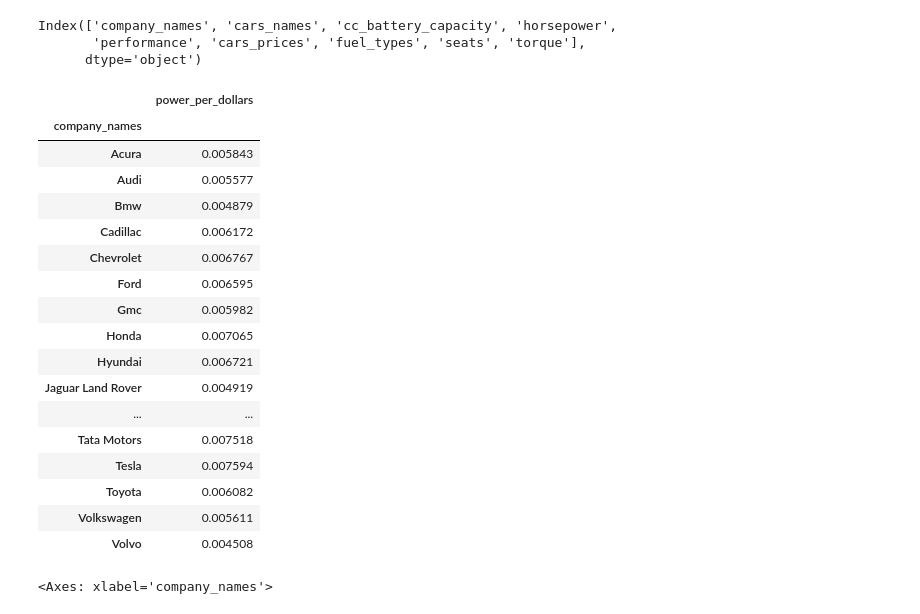
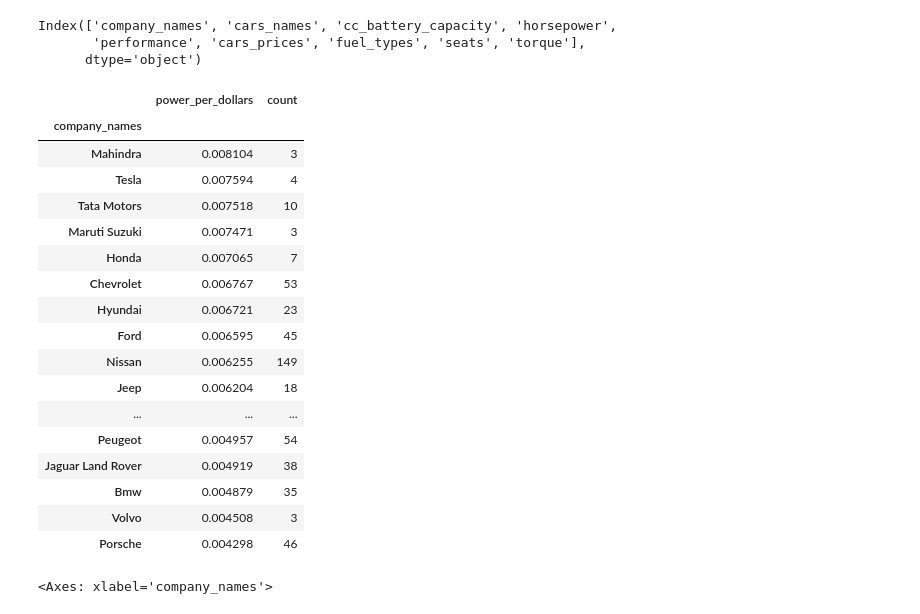
Before and after one commit to Wazard/GruppoX-Car-Analysis, a Jupyter notebook: car_analysis_mario.ipynb, the cells around one changed output. Saved outputs shown, nothing was run; the diff lists cells and outputs as text; code cells hidden in the pictures.

```diff
--- a/car_analysis_mario.ipynb
+++ b/car_analysis_mario.ipynb
@@ -726,37 +726,44 @@ Index(['company_names', 'cars_names', 'cc_battery_capacity', 'horsepower',
 clean_df["power_per_dollars"] = clean_df['horsepower'] / clean_df['cars_prices']
 clean_df["performance_per_dollars"] = clean_df['performance'] / clean_df['cars_prices']
 # %%
-power_per_dollars_per_company = (
-    clean_df
-        .groupby("company_names")["power_per_dollars"]
-        .mean()
-        .reset_index()                 # torna a tabella
-        .pivot_table(
+power_per_dollars_per_company = pd.pivot_table(                # torna a tabella
+
+            clean_df,
             index="company_names",
-            values="power_per_dollars"
+            values="power_per_dollars",
+            aggfunc="mean"
         )
+# Conteggio elementi per marca
+count_per_company = clean_df.groupby("company_names").size().to_frame("counts")
+
+# Unione (merge sugli indici)
+power_per_dollars_per_company = power_per_dollars_per_company.join(count_per_company)
+
+power_per_dollars_per_company = power_per_dollars_per_company.sort_values(
+    by="power_per_dollars",
+    ascending=False
 )
 
 power_per_dollars_per_company
 # %% [output]
-|  | power_per_dollars |
-| company_names |  |
-| Acura | 0.005843 |
-| Audi | 0.005577 |
-| Bmw | 0.004879 |
-| Cadillac | 0.006172 |
-| Chevrolet | 0.006767 |
-| Ford | 0.006595 |
-| Gmc | 0.005982 |
-| Honda | 0.007065 |
-| Hyundai | 0.006721 |
-| Jaguar Land Rover | 0.004919 |
-| ... | ... |
-| Tata Motors | 0.007518 |
-| Tesla | 0.007594 |
-| Toyota | 0.006082 |
-| Volkswagen | 0.005611 |
-| Volvo | 0.004508 |
+|  | power_per_dollars | count |
+| company_names |  |  |
+| Mahindra | 0.008104 | 3 |
+| Tesla | 0.007594 | 4 |
+| Tata Motors | 0.007518 | 10 |
+| Maruti Suzuki | 0.007471 | 3 |
+| Honda | 0.007065 | 7 |
+| Chevrolet | 0.006767 | 53 |
+| Hyundai | 0.006721 | 23 |
+| Ford | 0.006595 | 45 |
+| Nissan | 0.006255 | 149 |
+| Jeep | 0.006204 | 18 |
+| ... | ... | ... |
+| Peugeot | 0.004957 | 54 |
+| Jaguar Land Rover | 0.004919 | 38 |
+| Bmw | 0.004879 | 35 |
+| Volvo | 0.004508 | 3 |
+| Porsche | 0.004298 | 46 |
 # %%
 power_per_dollars_per_company.plot.bar()
 # %% [output]
```
Also changed, not shown: parts of 1 cell of this notebook.
